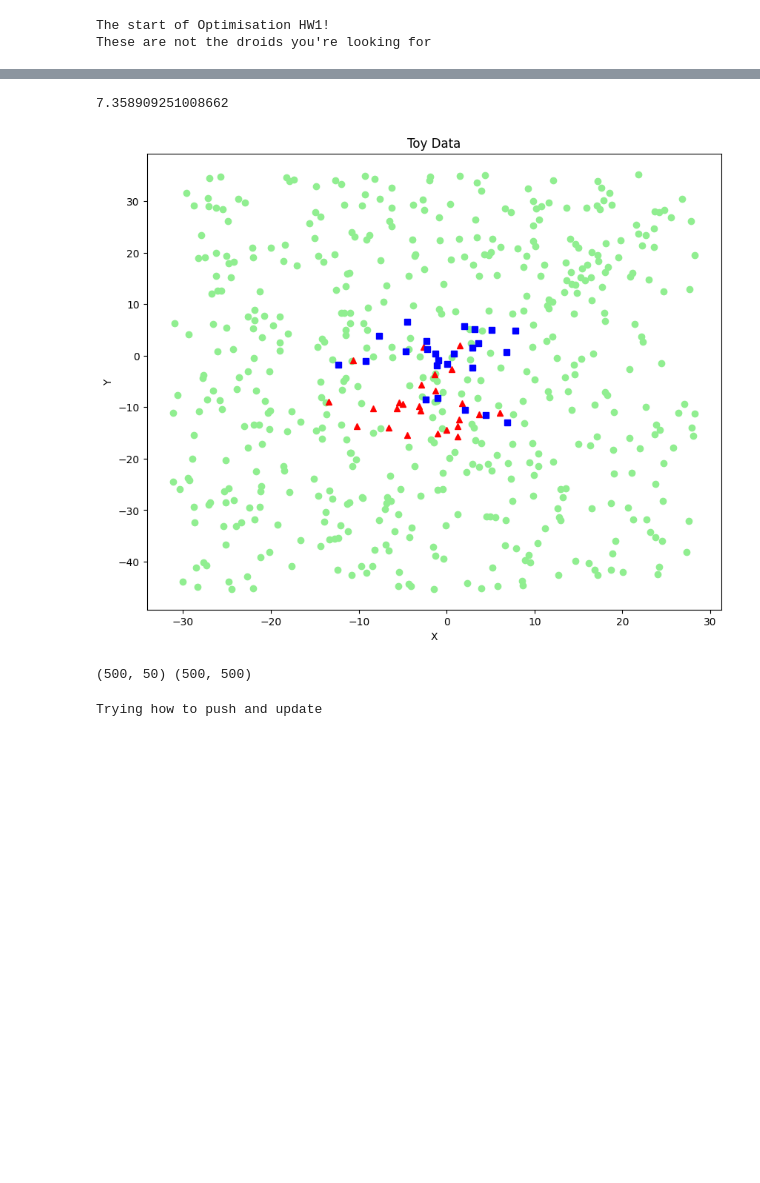
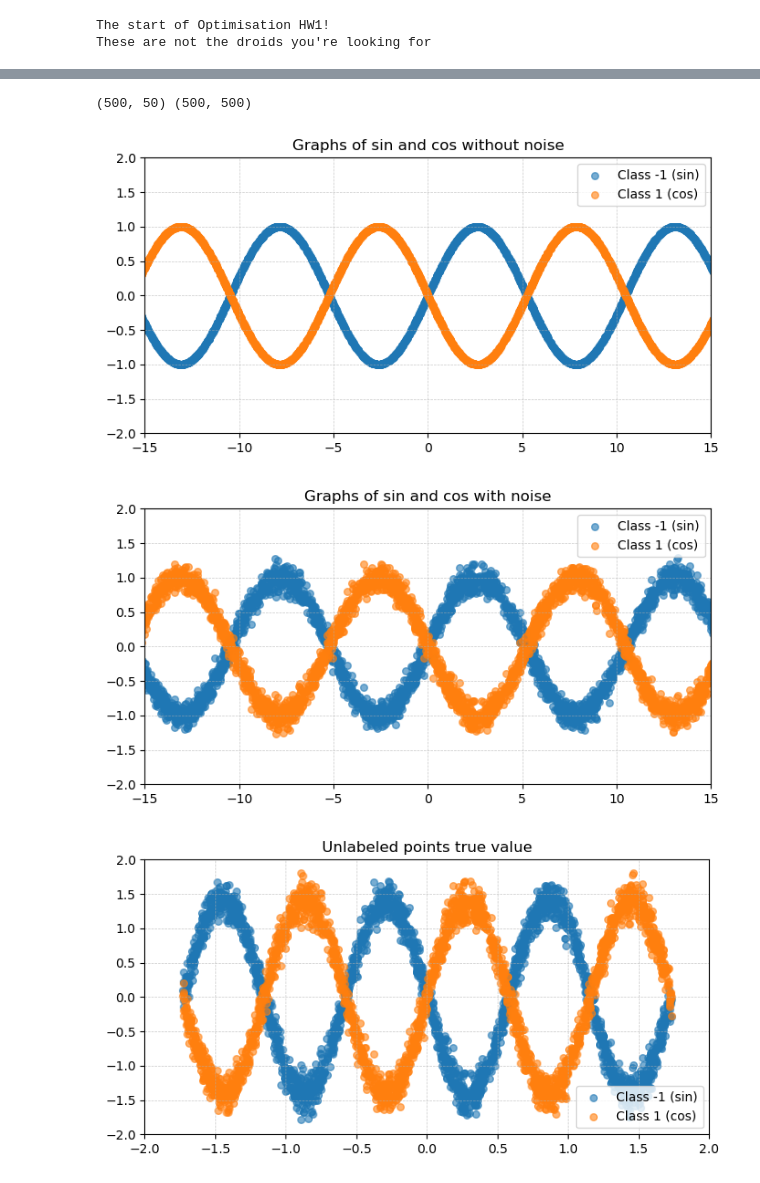
Before and after one commit to diegocremebrule/OptimisationUNIPD, a Jupyter notebook: Opt_Homework 1.ipynb, the cells around one changed output, grey strips where cells are left out. Drawn from its saved outputs; the diff is of its cells as text; code cells hidden in the pictures; blank space fills up the shorter version.

```diff
--- a/Opt_Homework 1.ipynb
+++ b/Opt_Homework 1.ipynb
@@ -56,20 +17,3 @@ for i in range(0,data_size):
-# %%
-math.dist(unlabelled[0], points_l[0])
-# %% [output]
-7.358909251008662
-# %%
-#Visualize
-
-fig = plt.figure(figsize=(10,8))
-plt.plot(points_l[:, 0][labels == -1], points_l[:, 1][labels == -1], 'r^')
-plt.plot(points_l[:, 0][labels == 1], points_l[:, 1][labels == 1], 'bs')
-plt.scatter(x_unlabelled, y_unlabelled, color='lightgreen', marker ='o')
-plt.xlabel("X")
-plt.ylabel("Y")
-plt.title('Toy Data')
-plt.show()
-# %% [output]
-[figure, removed]
 # %%
 # Define weight arrays
 
@@ -102,7 +46,3 @@ w_ = np.array(rows)
 print(w.shape, w_.shape)
 # %% [output]
 (500, 50) (500, 500)
-# %%
-print("Trying how to push and update")
-# %% [output]
-Trying how to push and update
@@ -108,0 +152,6 @@ Trying how to push and update
+# %%
+x_labeled, y_labeled, x_unlabeled, y_unlabeled_target, y_unlabeled_initial = prepareArtifitialData()
+# %% [output]
+[figure, added]
+[figure, added]
+[figure, added]
```
Also changed, not shown: parts of 5 cells of this notebook.
